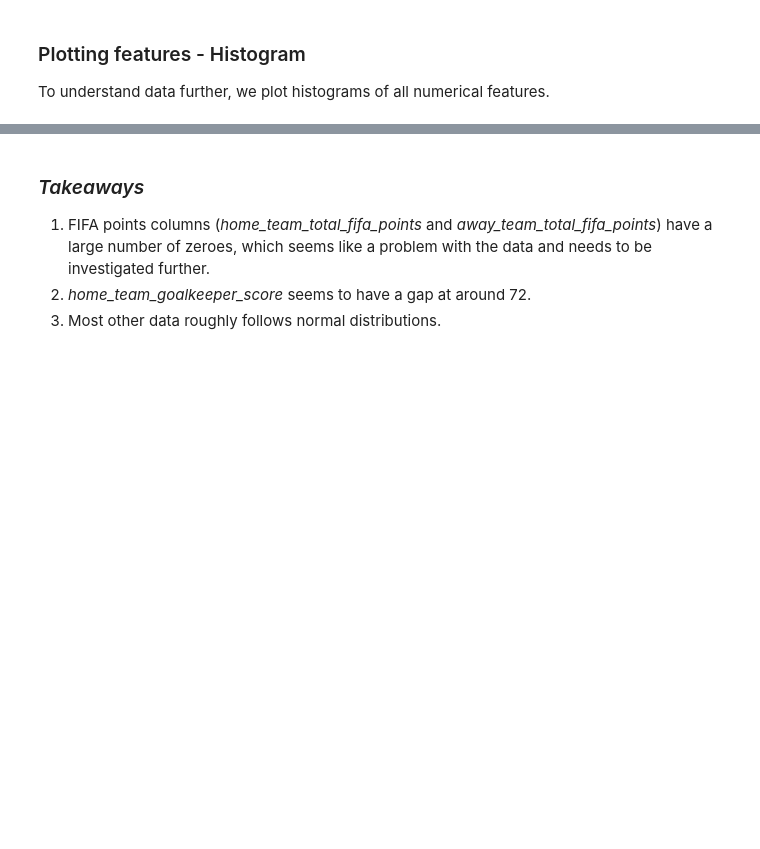
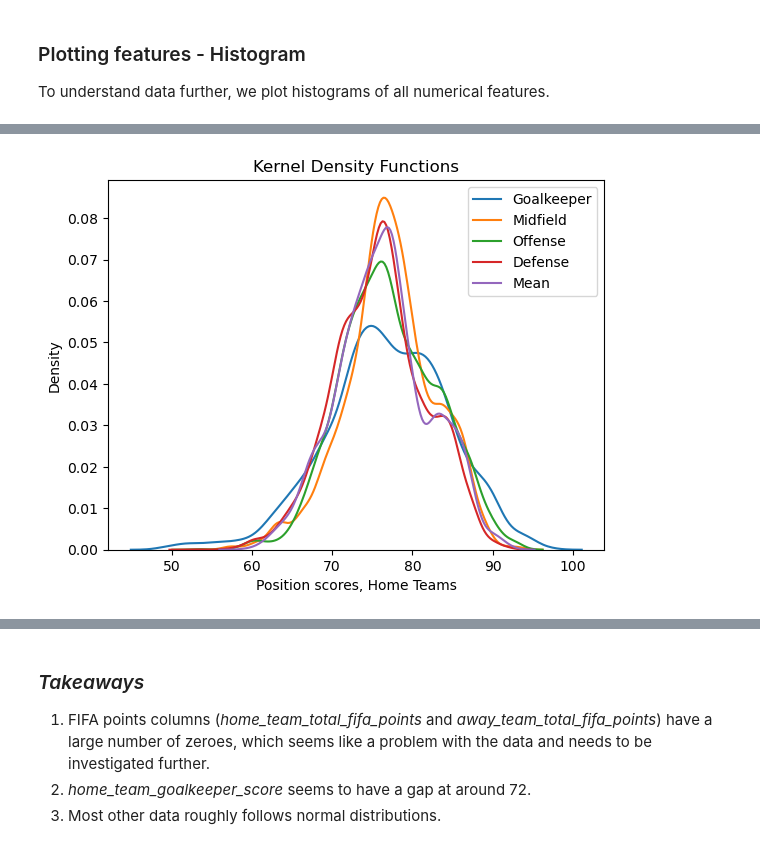
Before and after one commit to rasensiod/ML_Qatar22, a Jupyter notebook: Team2/MLProject_vRA.ipynb, the cells around one changed output, grey strips where cells are left out. Saved outputs shown, nothing was run; the diff lists cells and outputs as text; code cells hidden in the pictures; blank space fills up the shorter version.

Commit message:
KDE plots added

```diff
--- a/Team2/MLProject_vRA.ipynb
+++ b/Team2/MLProject_vRA.ipynb
@@ -176,0 +177,21 @@ plt.show()
+# %%
+# Plot of Kernel Density Functions for continuos variables in data (i.e., scores), for home_teams
+from seaborn import kdeplot
+data_kde = data
+kdeplot(data=data_kde, x="home_team_goalkeeper_score", label='Goalkeeper')
+kdeplot(data=data_kde, x="home_team_mean_midfield_score", label='Midfield')
+kdeplot(data=data_kde, x="home_team_mean_offense_score", label='Offense')
+kdeplot(data=data_kde, x="home_team_mean_defense_score", label='Defense')
+
+data_kde['mean_home'] = data_kde.loc[:,['home_team_goalkeeper_score',
+                                  'home_team_mean_midfield_score',
+                                  'home_team_mean_offense_score',
+                                  'home_team_mean_defense_score']].mean(axis=1)
+kdeplot(data=data_kde, x="mean_home", label='Mean')
+
+plt.title('Kernel Density Functions')
+plt.xlabel('Position scores, Home Teams')
+plt.legend()
+plt.show()
+# %% [output]
+[figure, added]
```
Also changed, not shown: parts of 4 cells of this notebook, 3 other files.
